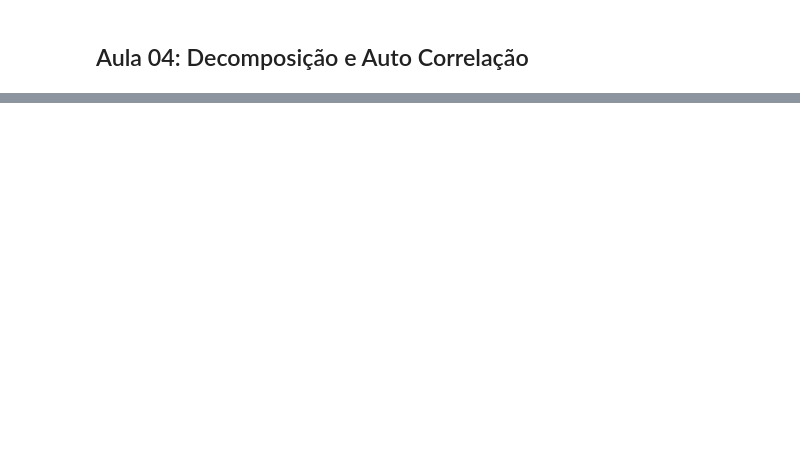
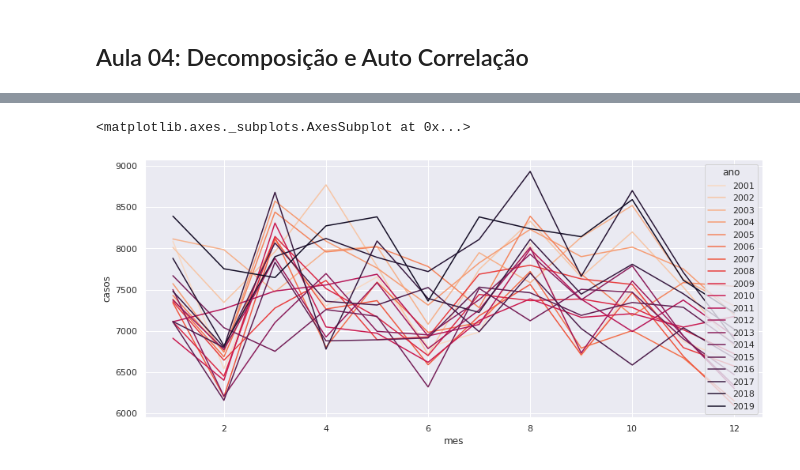
Before and after one commit to Brunomatarucco/bootcamp_data_science_alura, a Jupyter notebook: Modulo_04/series_temporais_tuberculose.ipynb, the cells around one changed output, grey strips where cells are left out. Saved outputs shown, nothing was run; the diff lists cells and outputs as text; code cells hidden in the pictures; blank space fills up the shorter version.

```diff
--- a/Modulo_04/series_temporais_tuberculose.ipynb
+++ b/Modulo_04/series_temporais_tuberculose.ipynb
@@ -375,0 +400,4 @@ Assim, levo em consideração as especificidades dos últimos meses de janeiro e
+# %%
+dados_st['ano'] = dados_st.data.dt.year
+# %%
+dados_st['mes'] = dados_st.data.dt.month
@@ -375,0 +408,7 @@ Assim, levo em consideração as especificidades dos últimos meses de janeiro e
+# %%
+plt.figure(figsize = (14,6))
+sns.lineplot(x = 'mes', y = 'casos', data = dados_st, hue = 'ano',
+             palette = sns.color_palette('rocket_r',19))
+# %% [output]
+<matplotlib.axes._subplots.AxesSubplot at 0x...>
+[figure, added]
```
Also changed, not shown: parts of 57 cells of this notebook.
